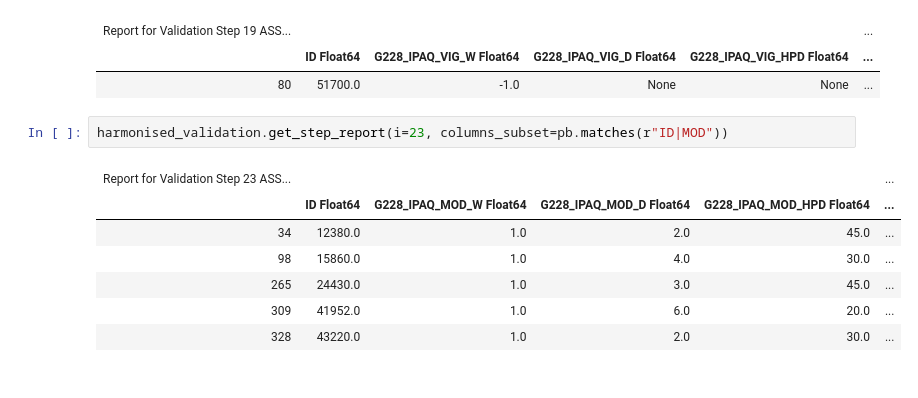
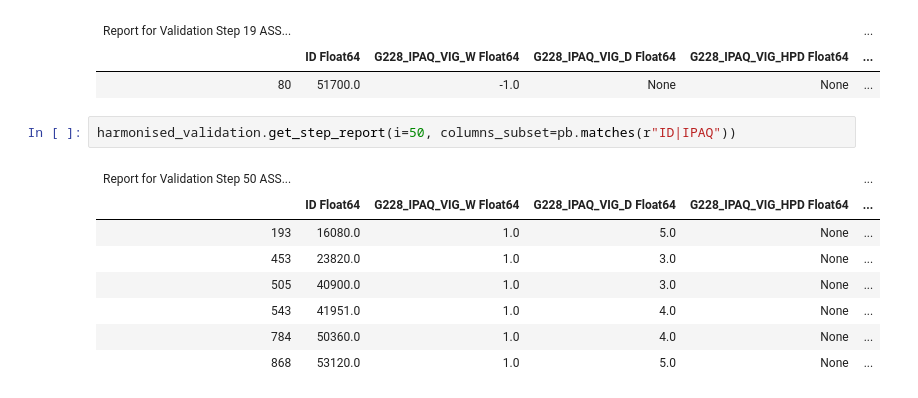
Before and after one commit to matt-humphrey/validate-ipaq, a Jupyter notebook: code/notebooks/processed/testing_g228.ipynb, the cells around one changed output. Drawn from its saved outputs; the diff is of its cells as text.

```diff
--- a/code/notebooks/processed/testing_g228.ipynb
+++ b/code/notebooks/processed/testing_g228.ipynb
@@ -64,12 +44,13 @@ harmonised_validation.get_step_report(i=19, columns_subset=pb.matches(r"ID|VIG")
 |  | ID Float64 | G228_IPAQ_VIG_W Float64 | G228_IPAQ_VIG_D Float64 | G228_IPAQ_VIG_HPD Float64 | ... |
 | 80 | 51700.0 | -1.0 | None | None | ... |
 # %%
-harmonised_validation.get_step_report(i=23, columns_subset=pb.matches(r"ID|MOD"))
+harmonised_validation.get_step_report(i=50, columns_subset=pb.matches(r"ID|IPAQ"))
 # %% [output]
-| Report for Validation Step 23 ASS... |  |  |  |  | ... |
-|  | ID Float64 | G228_IPAQ_MOD_W Float64 | G228_IPAQ_MOD_D Float64 | G228_IPAQ_MOD_HPD Float64 | ... |
-| 34 | 12380.0 | 1.0 | 2.0 | 45.0 | ... |
-| 98 | 15860.0 | 1.0 | 4.0 | 30.0 | ... |
-| 265 | 24430.0 | 1.0 | 3.0 | 45.0 | ... |
-| 309 | 41952.0 | 1.0 | 6.0 | 20.0 | ... |
-| 328 | 43220.0 | 1.0 | 2.0 | 30.0 | ... |
+| Report for Validation Step 50 ASS... |  |  |  |  | ... |
+|  | ID Float64 | G228_IPAQ_VIG_W Float64 | G228_IPAQ_VIG_D Float64 | G228_IPAQ_VIG_HPD Float64 | ... |
+| 193 | 16080.0 | 1.0 | 5.0 | None | ... |
+| 453 | 23820.0 | 1.0 | 3.0 | None | ... |
+| 505 | 40900.0 | 1.0 | 3.0 | None | ... |
+| 543 | 41951.0 | 1.0 | 4.0 | None | ... |
+| 784 | 50360.0 | 1.0 | 4.0 | None | ... |
+| 868 | 53120.0 | 1.0 | 5.0 | None | ... |
```
Also changed, not shown: parts of 6 cells of this notebook, 4 other files.
